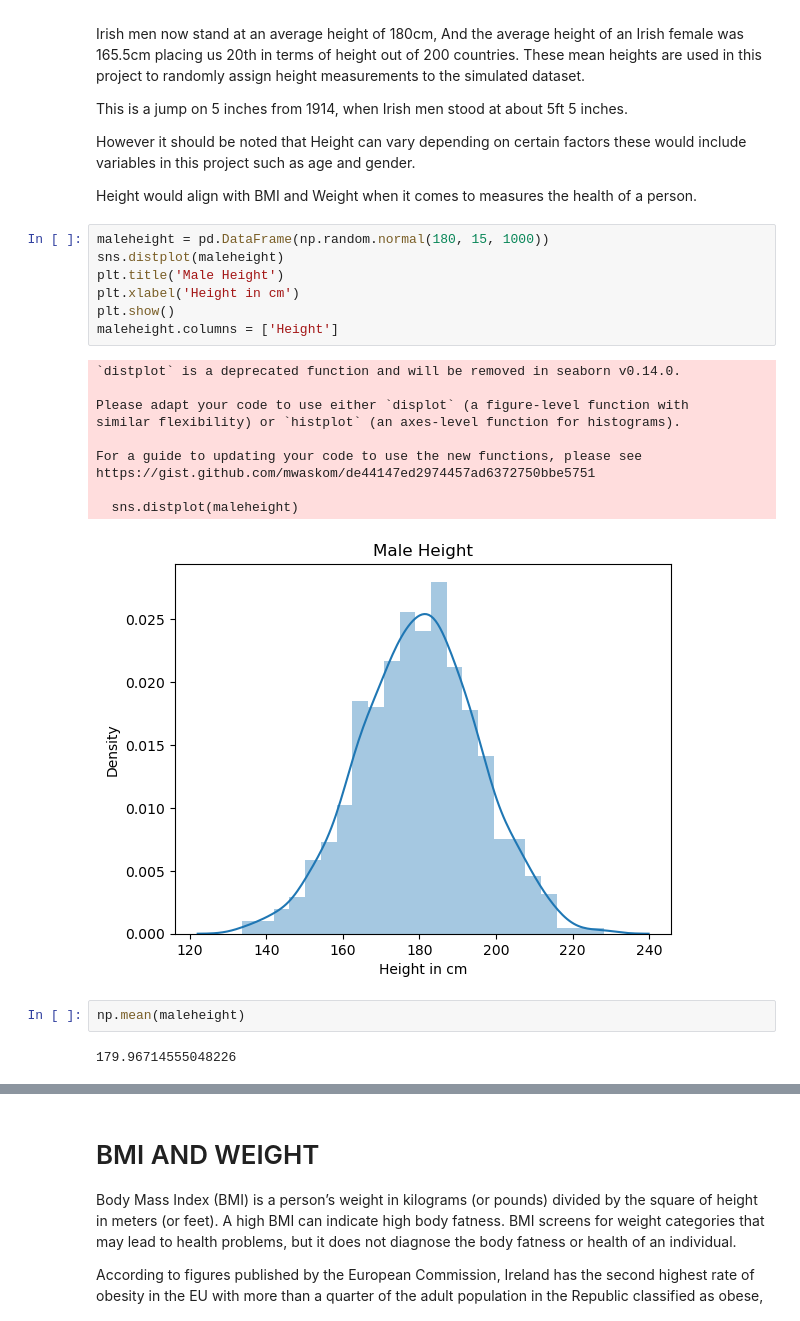
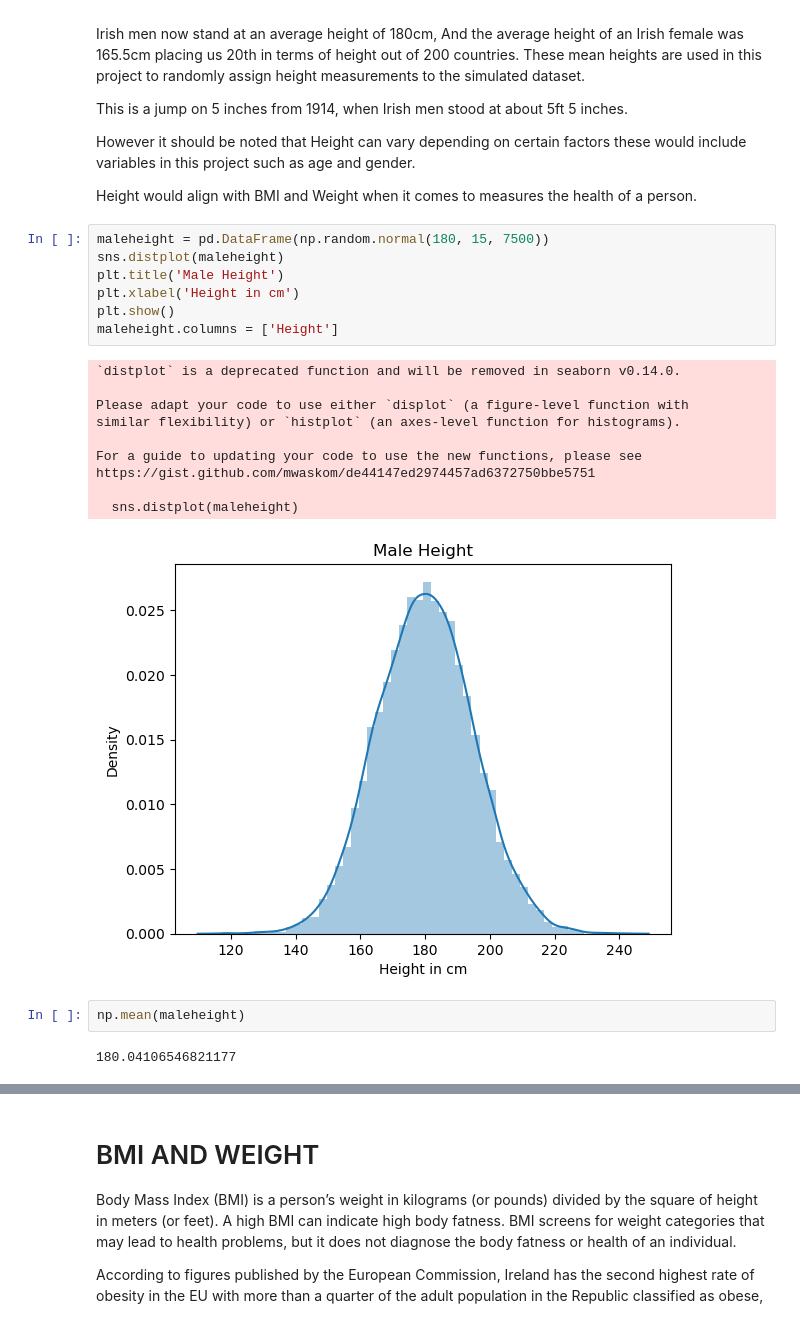
Before and after one commit to keithmmc/PDA1, a Jupyter notebook: PDA1.ipynb, the cells around one changed output, grey strips where cells are left out. Saved outputs shown, nothing was run; the diff lists cells and outputs as text.

```diff
--- a/PDA1.ipynb
+++ b/PDA1.ipynb
@@ -195,25 +196,25 @@ However it should be noted that Height can vary depending on certain factors the
 
 Height would align with BMI and Weight when it comes to measures the health of a person.
 # %%
-maleheight = pd.DataFrame(np.random.normal(180, 15, 1000))
+maleheight = pd.DataFrame(np.random.normal(180, 15, 7500))
 sns.distplot(maleheight)
 plt.title('Male Height')
 plt.xlabel('Height in cm')
 plt.show()
 maleheight.columns = ['Height']
 # %% [output]
 `distplot` is a deprecated function and will be removed in seaborn v0.14.0.
 
 Please adapt your code to use either `displot` (a figure-level function with
 similar flexibility) or `histplot` (an axes-level function for histograms).
 
 For a guide to updating your code to use the new functions, please see
 https://gist.github.com/mwaskom/de44147ed2974457ad6372750bbe5751
 
   sns.distplot(maleheight)
-[figure, old version]
+[figure, new version]
 # %%
 np.mean(maleheight)
 # %% [output]
-179.96714555048226
+180.04106546821177
 # %%
```
Also changed, not shown: parts of 17 cells of this notebook.
